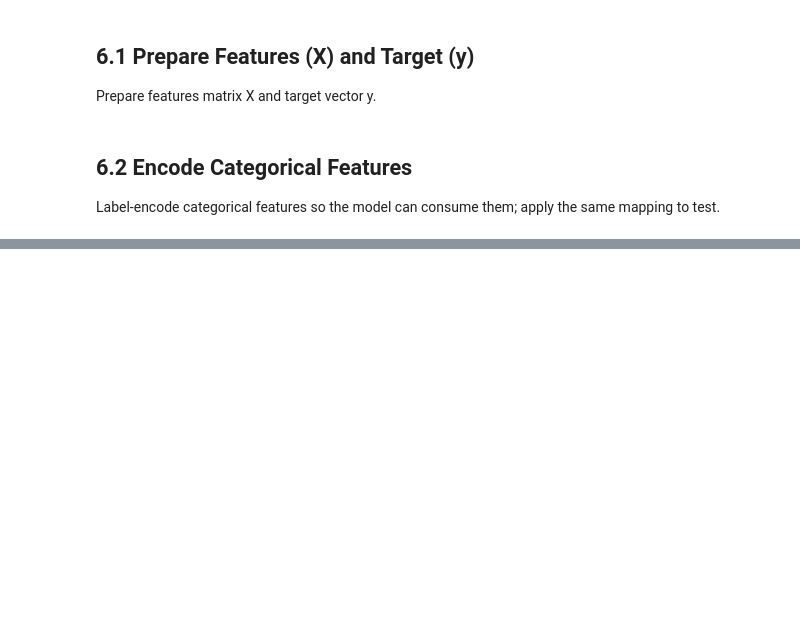
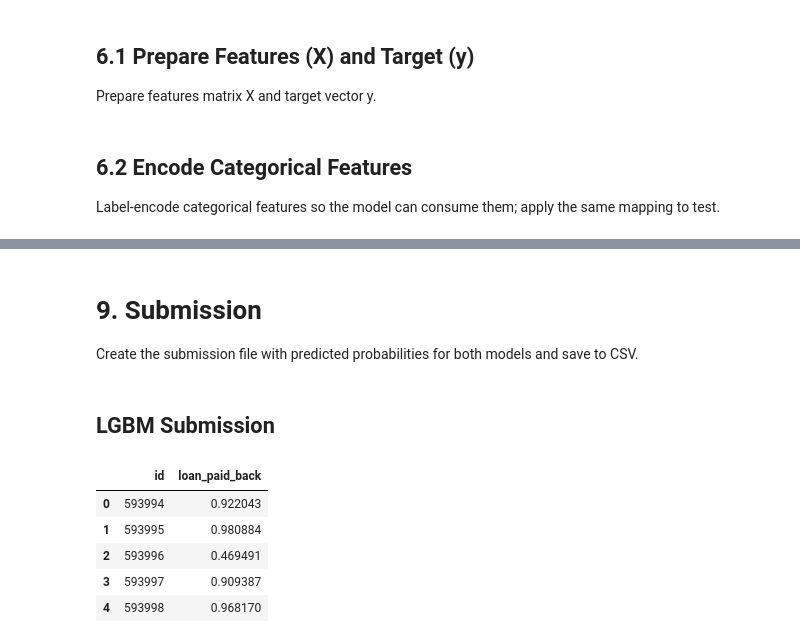
Before and after one commit to pieterrotteveel/Predicting-Loan-Payback, a Jupyter notebook: predcition_model_for_loan_payback.ipynb, the cells around one changed output, grey strips where cells are left out. Drawn from its saved outputs; the diff is of its cells as text; code cells hidden in the pictures; blank space fills up the shorter version.

Commit message:
Changes to be committed: 	new file:   lmg_submission.csv 	modified:   predcition_model_for_loan_payback.ipynb 	renamed:    submission.csv -> xgb_submission.csv

```diff
--- a/predcition_model_for_loan_payback.ipynb
+++ b/predcition_model_for_loan_payback.ipynb
@@ -29,6 +29,8 @@ Load the training, test, and sample submission CSV files.
 test = pd.read_csv('test.csv')
 train = pd.read_csv('train.csv')
 submission = pd.read_csv('sample_submission.csv')
+xgb_submission = pd.read_csv('xgb_submission.csv')
+lmg_submission = pd.read_csv('lmg_submission.csv')
 # %% [markdown]
 # 3. Exploratory Data Analysis (EDA)
 Overview of the exploratory steps performed in this notebook.
@@ -591,0 +594,16 @@ NameError: name 'LGBMClassifier' is not defined
+# %% [markdown]
+# 9. Submission
+Create the submission file with predicted probabilities for both models and save to CSV.
+# %% [markdown]
+## LGBM Submission
+# %%
+lmg_submission['loan_paid_back'] = test_preds
+lmg_submission.to_csv('lmg_submission.csv', index=False)
+lmg_submission.head()
+# %% [output]
+|  | id | loan_paid_back |
+| 0 | 593994 | 0.922043 |
+| 1 | 593995 | 0.980884 |
+| 2 | 593996 | 0.469491 |
+| 3 | 593997 | 0.909387 |
+| 4 | 593998 | 0.968170 |
```
Also changed, not shown: parts of 12 cells of this notebook, 3 other files.
